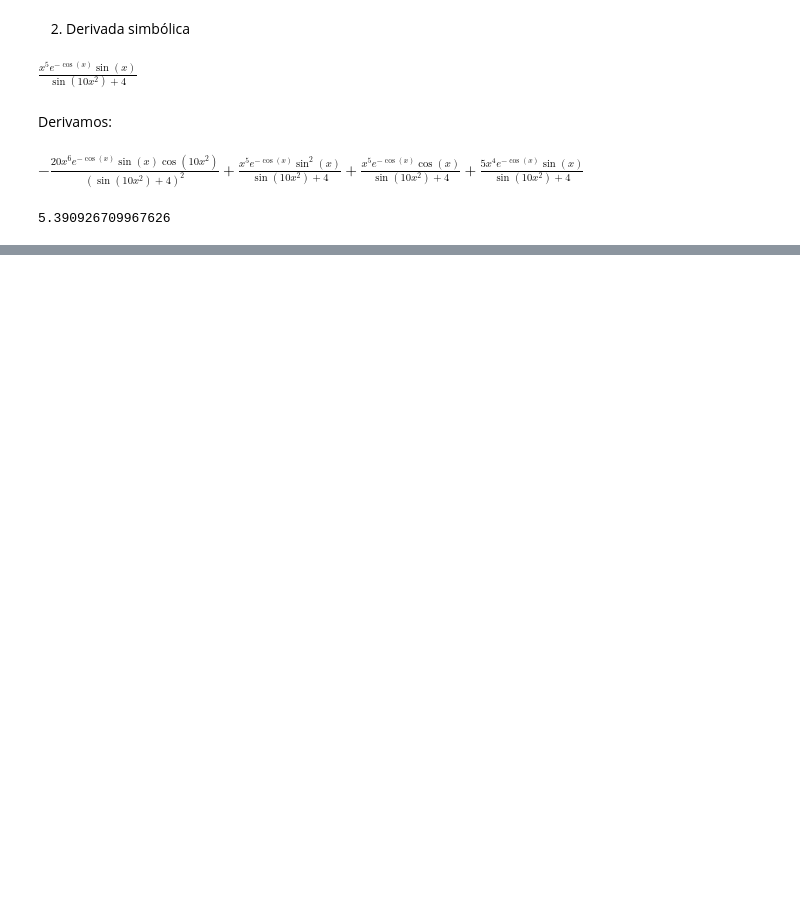
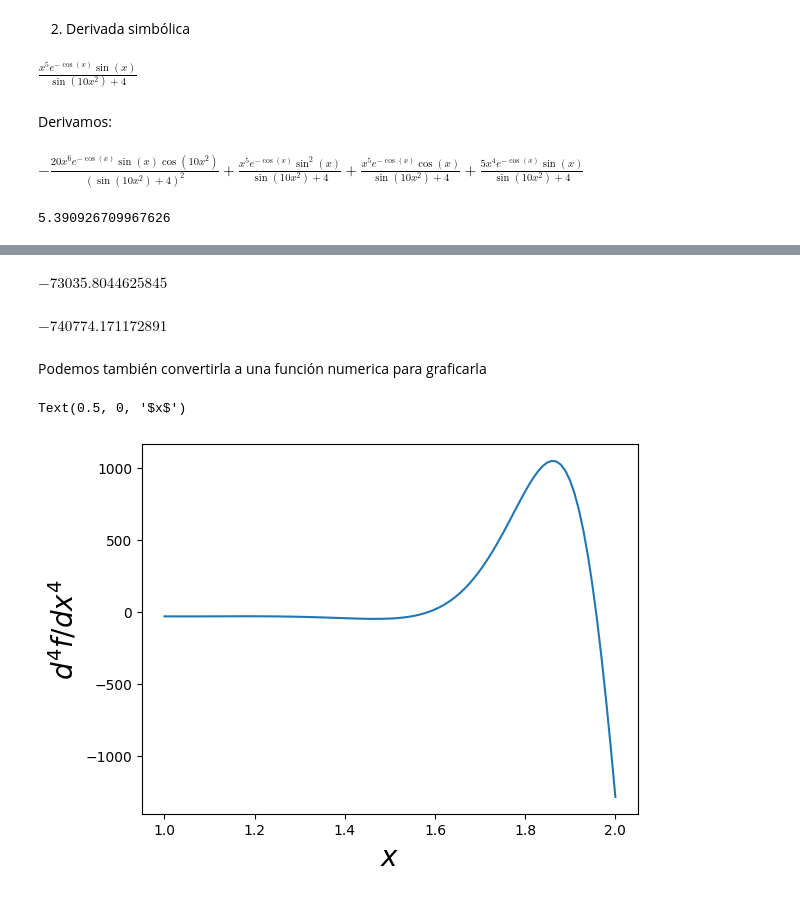
Before and after one commit to JherMik7/Ejemplos_-tiles, a Jupyter notebook: derivada_de_una_función.ipynb, the cells around one changed output, grey strips where cells are left out. Drawn from its saved outputs; the diff is of its cells as text; code cells hidden in the pictures; blank space fills up the shorter version.

```diff
--- a/derivada_de_una_función.ipynb
+++ b/derivada_de_una_función.ipynb
@@ -41,0 +55,3 @@ dgdx_numerica(3)
+# %%
+x, a, b, c = smp.symbols('x a b c', real=True)
+f = smp.exp(-a*smp.sin(x**2))*smp.sin(b**x)*smp.log(c*smp.sin(x)**2 /x)
@@ -41,0 +67,3 @@ dgdx_numerica(3)
+# %%
+d4fdx4 = smp.diff(f, x, 4)
+d4fdx4
@@ -41,0 +79,23 @@ dgdx_numerica(3)
+# %%
+d4fdx4.subs([(x,4),(a,1),(b,2),(c,3)]).evalf()
+# %% [output]
+$\displaystyle -73035.8044625845$
+# %%
+d5fdx5.subs([(x,4),(a,1),(b,2),(c,3)]).evalf()
+# %% [output]
+$\displaystyle -740774.171172891$
+# %% [markdown]
+Podemos también convertirla a una función numerica para graficarla
+# %%
+d4fdx4_f = smp.lambdify((x,a,b,c), d4fdx4)
+# %%
+x = np.linspace(1,2,100)
+y = d4fdx4_f(x, a=1, b=2, c=3)
+# %%
+from matplotlib import pyplot as plt
+plt.plot(x,y)
+plt.ylabel('$d^4 f / dx^4$', fontsize=20)
+plt.xlabel('$x$', fontsize=20)
+# %% [output]
+Text(0.5, 0, '$x$')
+[figure, added]
```
Also changed, not shown: parts of 10 cells of this notebook.
